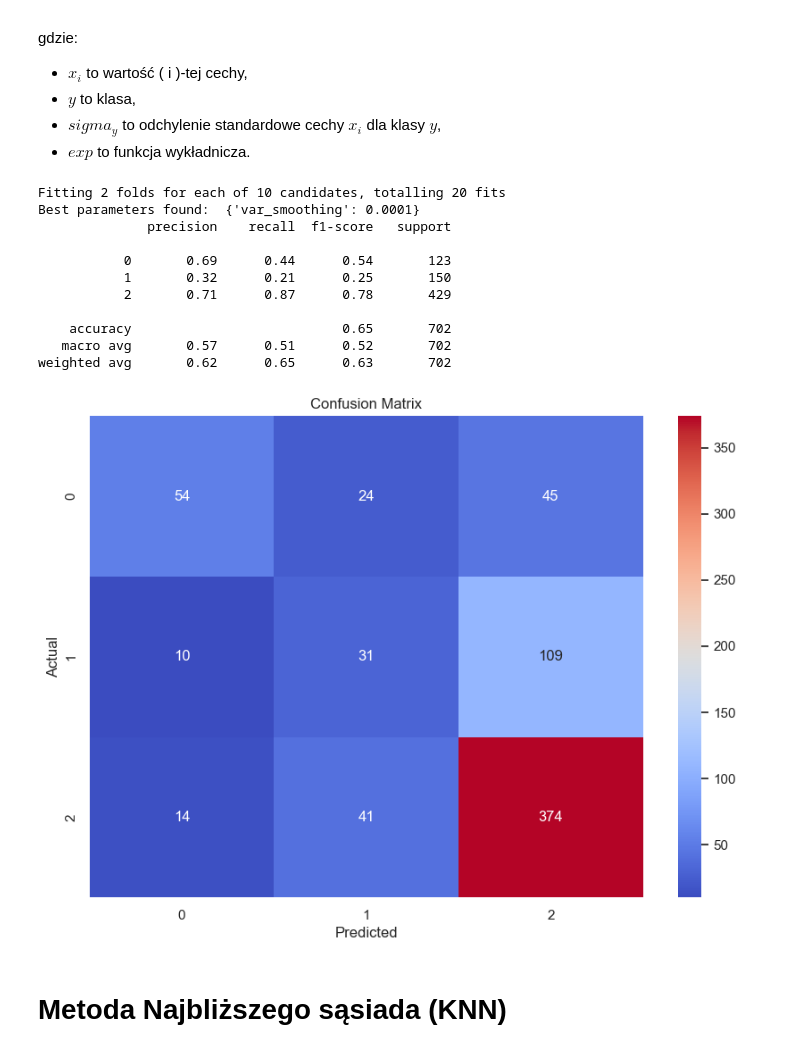
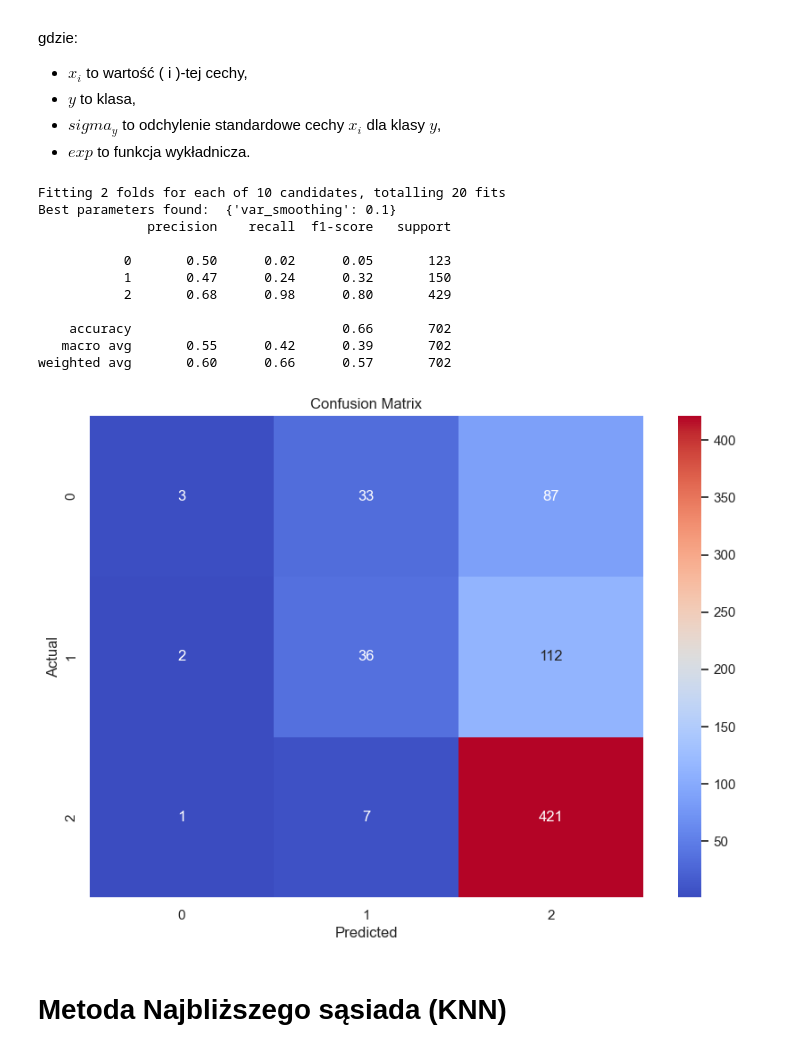
Before and after one commit to KamilMarshal/MAD_classification_project, a Jupyter notebook: ProjectNotebook.ipynb, the cells around one changed output. Drawn from its saved outputs; the diff is of its cells as text; code cells hidden in the pictures.

```diff
--- a/ProjectNotebook.ipynb
+++ b/ProjectNotebook.ipynb
@@ -533,7 +533,7 @@ svm = SVC(random_state=42)
 grid_search = GridSearchCV(estimator=svm, param_grid=param_grid, cv=2, n_jobs=-1, verbose=2)
 
 # Dopasowanie Grid Search do zbalansowanych danych
-grid_search.fit(X_train_smote, y_train_smote)
+grid_search.fit(X_train, y_train)
 
 # Wyświetlenie najlepszych parametrów
 print("Best parameters found: ", grid_search.best_params_)
@@ -598,42 +598,42 @@ nb = GaussianNB()
 grid_search = GridSearchCV(estimator=nb, param_grid=param_grid, cv=2, n_jobs=-1, verbose=2)
 
 # Dopasowanie Grid Search do zbalansowanych danych
-grid_search.fit(X_train_smote, y_train_smote)
+grid_search.fit(X_train, y_train)
 
 # Wyświetlenie najlepszych parametrów
 print("Best parameters found: ", grid_search.best_params_)
 
 # Trenowanie modelu z najlepszymi parametrami
 best_nb = grid_search.best_estimator_
 
 # Przewidywanie na zbiorze testowym
 y_pred = best_nb.predict(X_test)
 
 # Macierz konfuzji
 cm = confusion_matrix(y_test, y_pred)
 classes = np.unique(y_test)
 
 # Rysowanie heatmapy macierzy konfuzji
 plt.figure(figsize=(10, 7))
 sns.heatmap(cm, annot=True, fmt='d', cmap='coolwarm', xticklabels=classes, yticklabels=classes)
 plt.xlabel('Predicted')
 plt.ylabel('Actual')
 plt.title('Confusion Matrix')
 
 print(classification_report(y_test, y_pred))
 # %% [output]
 Fitting 2 folds for each of 10 candidates, totalling 20 fits
-Best parameters found:  {'var_smoothing': 0.0001}
+Best parameters found:  {'var_smoothing': 0.1}
               precision    recall  f1-score   support
 
-           0       0.69      0.44      0.54       123
-           1       0.32      0.21      0.25       150
-           2       0.71      0.87      0.78       429
+           0       0.50      0.02      0.05       123
+           1       0.47      0.24      0.32       150
+           2       0.68      0.98      0.80       429
 
-    accuracy                           0.65       702
-   macro avg       0.57      0.51      0.52       702
-weighted avg       0.62      0.65      0.63       702
+    accuracy                           0.66       702
+   macro avg       0.55      0.42      0.39       702
+weighted avg       0.60      0.66      0.57       702
-[figure, old version]
+[figure, new version]
 # %% [markdown]
 # Metoda Najbliższego sąsiada (KNN)
 # %% [markdown]
```
Also changed, not shown: parts of 4 cells of this notebook.
